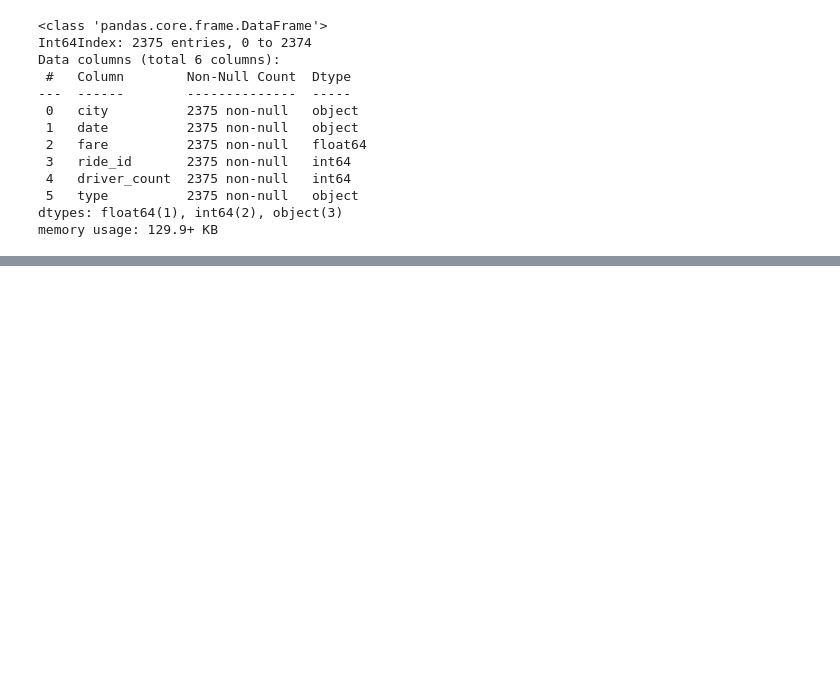
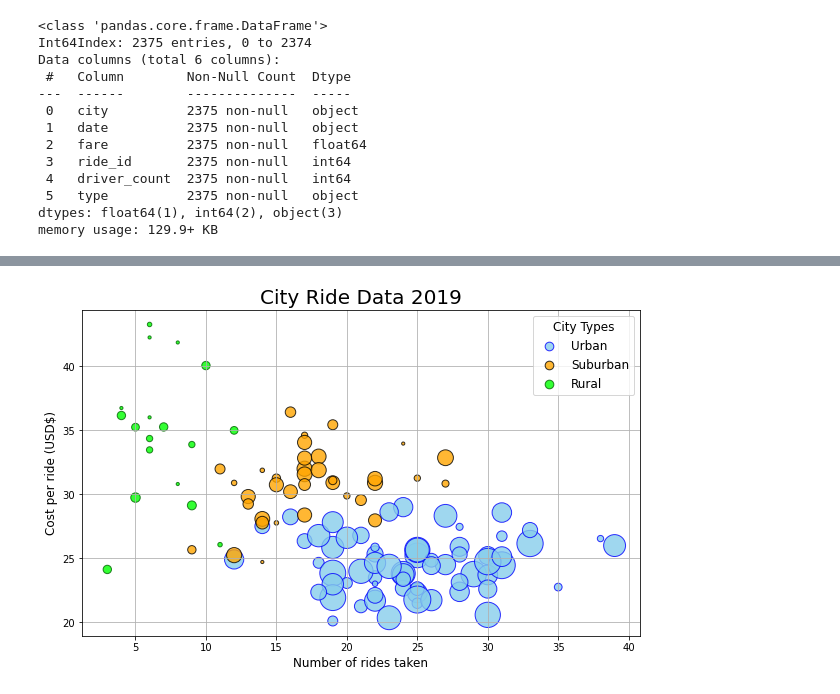
Before and after one commit to JonLev03-hub/PyBer_Analysis, a Jupyter notebook: Pyber_Analysis.ipynb, the cells around one changed output, grey strips where cells are left out. Drawn from its saved outputs; the diff is of its cells as text; code cells hidden in the pictures; blank space fills up the shorter version.

```diff
--- a/Pyber_Analysis.ipynb
+++ b/Pyber_Analysis.ipynb
@@ -28,0 +86,26 @@ memory usage: 129.9+ KB
+# %%
+# Creating a plot with all the data
+plt.subplots(figsize = (10,6))
+#Create a plot for urban areas
+plt.scatter(urban_rides_by_city,urban_cost_by_city,s = 10*urban_driver_count,color = "skyblue",edgecolor = "blue", linewidths=1,alpha=0.8,label = "Urban")
+# Create a scatter plot for suburban areas
+plt.scatter(suburban_rides_by_city,suburban_cost_by_city,s = 10*suburban_driver_count,color = "orange",edgecolor = "black", linewidths=1,alpha=0.8,label = "Suburban")
+#Creating a scatter plot for rural areas
+plt.scatter(rural_rides_by_city,rural_cost_by_city,s = 10*rural_driver_count,color = "lime",edgecolor = "darkgreen", linewidths=1,alpha=0.8,label = "Rural")
+
+plt.title("City Ride Data 2019",fontsize = 20)
+plt.xlabel("Number of rides taken",fontsize = 12)
+plt.ylabel("Cost per ride (USD$)",fontsize=12)
+plt.grid(True)
+
+# create the ledgend
+
+lgnd = plt.legend(fontsize="12", mode="Expanded",
+         scatterpoints=1, loc="best", title="City Types")
+lgnd.legendHandles[0]._sizes = [75]
+lgnd.legendHandles[1]._sizes = [75]
+lgnd.legendHandles[2]._sizes = [75]
+lgnd.get_title().set_fontsize(12)
+plt.savefig("Analysis/City Ride Data 2019.png")
+# %% [output]
+[figure, added]
```
Also changed, not shown: parts of 5 cells of this notebook, 1 other file.
